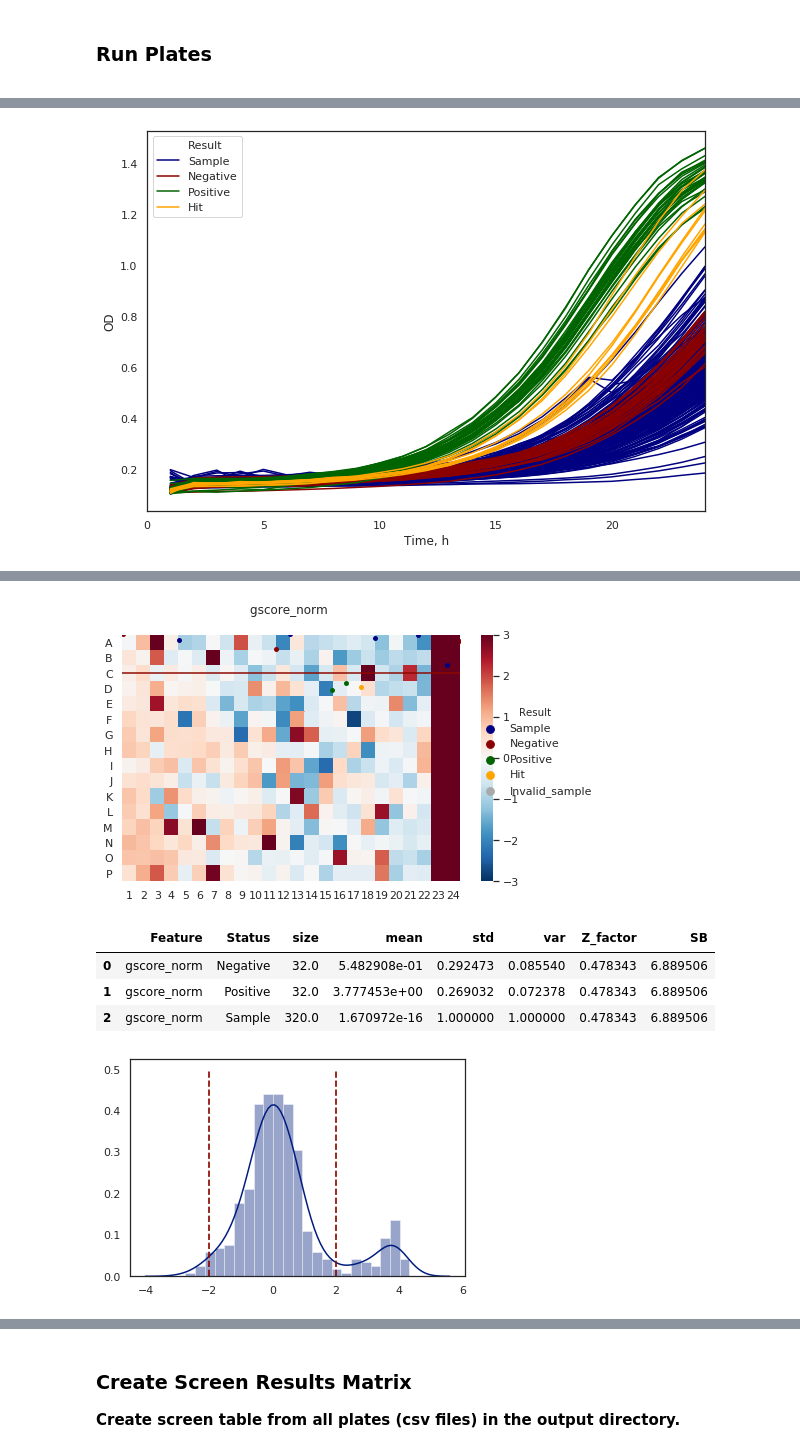
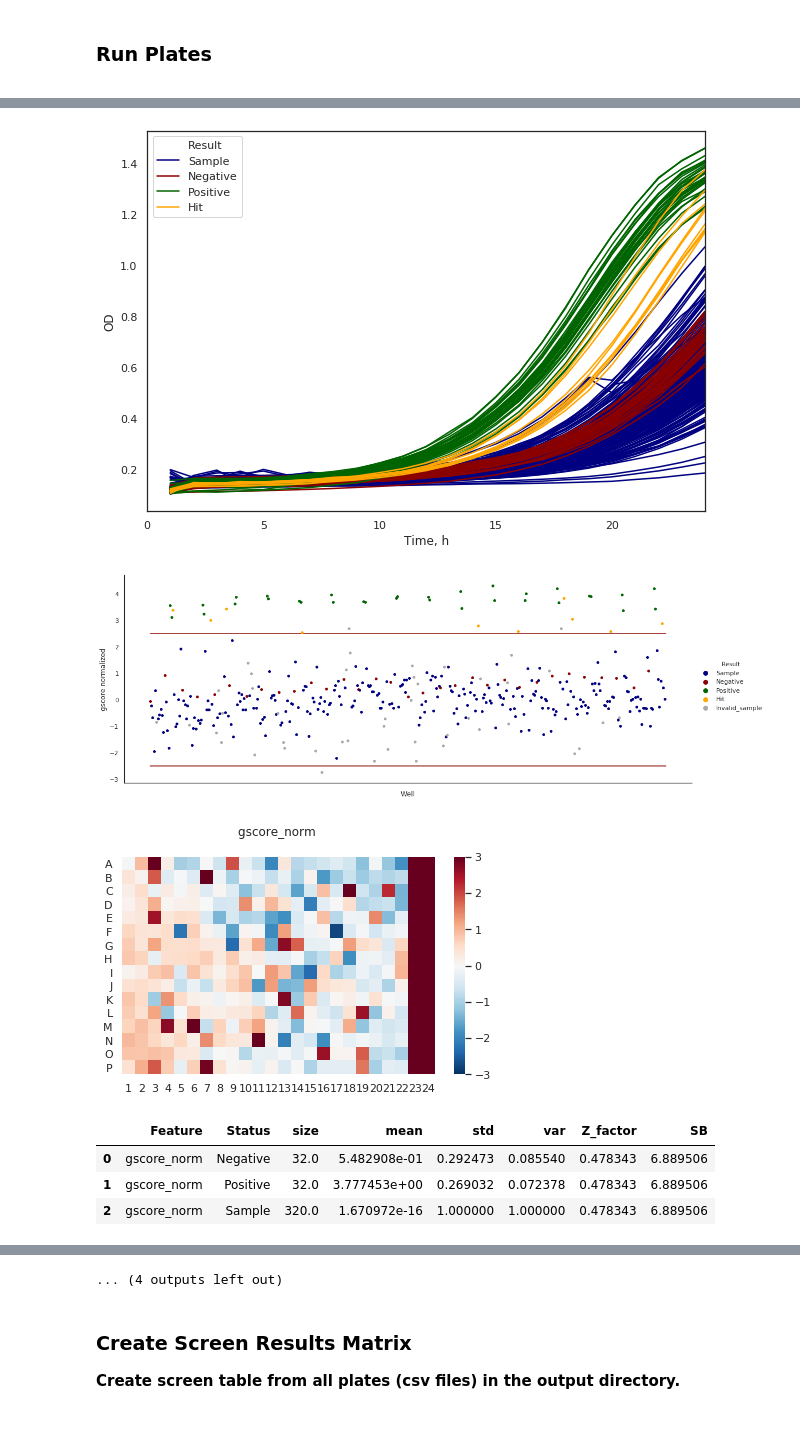
Before and after one commit to disc04/simplydrug, a Jupyter notebook: hts_notebooks/03b_yeast_growth_in_chain.ipynb, the cells around one changed output, grey strips where cells are left out. Drawn from its saved outputs; the diff is of its cells as text; code cells hidden in the pictures; blank space fills up the shorter version.

```diff
--- a/hts_notebooks/03b_yeast_growth_in_chain.ipynb
+++ b/hts_notebooks/03b_yeast_growth_in_chain.ipynb
@@ -97,14 +93,14 @@ for file in data_path:
 
     # load, add layout and filter curves
     data = pd.read_csv('hts_data//yeast_data//Readings//' + file).drop(columns = ['Plate'])
-    gs_data = calculate_growth_score(data)
-    gs_data = add_layout(df = gs_data, layout_path = layout_path,
+    gs_data = sd.calculate_growth_score(data)
+    gs_data = sd.add_layout(df = gs_data, layout_path = layout_path,
                          chem_path = chem_path, chem_plate = chem_plates[count])
-    gs_data = filter_curves(gs_data)
+    gs_data = sd.filter_curves(gs_data)
     results = gs_data.drop_duplicates(subset = ['Well'])
 
     # normalize results
-    results = normalize_z(results.copy(), 'gscore')
+    results = sd.normalize_z(results.copy(), 'gscore')
 
     # select hits
     results['Result'] = np.where((results['gscore_norm'] >= threshold) & (results['Result'] =='Sample'), 'Hit',
@@ -115,70 +111,76 @@ for file in data_path:
                                  'Status', 'Plate', 'Compound_id']],results[['Well', 'Result']], how = 'left', on = 'Well')
 
     # plots
-    plot_curve_raw(df = gs_data, x = 'Time', y = 'OD', units = 'Well', hue = 'Result', hue_order = hue_order,
+    sd.plot_curve_raw(df = gs_data, x = 'Time', y = 'OD', units = 'Well', hue = 'Result', hue_order = hue_order,
                    ylabel = 'OD', xlabel = 'Time, h', xlimit = 24,
                    palette = palette, save_as = 'all_curves.png', path = path)
 
     invalid = gs_data[gs_data['Result'] == 'Invalid_sample']
     valid = gs_data[gs_data['Result'] != 'Invalid_curve']
 
-    plot_curve_raw(df = invalid, x = 'Time', y = 'OD', units = 'Well', hue = 'Result', hue_order = ['Invalid_sample'],
+    sd.plot_curve_raw(df = invalid, x = 'Time', y = 'OD', units = 'Well', hue = 'Result', hue_order = ['Invalid_sample'],
                            ylabel = 'OD', xlabel = 'Time, h', xlimit = 24,
                    palette = palette, save_as = 'invalid_curves.png', path = path)
 
-    plot_curve_raw(df = valid, x = 'Time', y = 'OD', units = 'Well', hue = 'Result',
+    sd.plot_curve_raw(df = valid, x = 'Time', y = 'OD', units = 'Well', hue = 'Result',
                               hue_order = ['Sample', 'Negative', 'Positive', 'Hit'],
                               ylabel = 'OD', xlabel = 'Time, h',
                    xlimit = 24, palette = palette, save_as = 'valid_curves.png',  path = path)
 
-    pointplot_plate(df = results, x = 'Well', y = 'gscore_norm', hue = 'Result',hue_order = hue_order,
-                 threshold = [-3, 2.5], ylabel = 'gscore normalized',
+    sd.pointplot_plate(df = results, x = 'Well', y = 'gscore_norm', hue = 'Result',hue_order = hue_order,
+                 threshold = 2.5, ylabel = 'gscore normalized',
                    palette = palette,  save_as = 'pointplot.png',  path =  path)
 
-    hts_heatmap(df = results, layout_path =layout_path, features = ['gscore_norm'],save_as = 'heatmap.png', path = path)
+    sd.hts_heatmap(df = results, layout_path =layout_path, features = ['gscore_norm'],save_as = 'heatmap.png', path = path)
 
     #calculate statistics
-    stats = sum_statistics(df = results,  feature = 'gscore_norm')
+    stats = sd.sum_statistics(df = results,  feature = 'gscore_norm')
     if not stats.empty:
         stats.to_csv(path + '//sum_statistics.csv', index = False)
         display(stats)
 
     # histogram gscore-norm
-    histogram_feature(df = results, feature = 'gscore_norm',save_as = 'gscore_norm_histogram.png', path = path)
+    sd.histogram_feature(df = results, feature = 'gscore_norm',save_as = 'gscore_norm_histogram.png', path = path)
     results['Plate'] = names[count]
 
     #save files
     results = results[['Plate', 'Well', 'Compound_id', 'Result', 'gscore', 'gscore_norm', 'SMILES', 'Compound Name', 'SecName']]
     results.to_csv(path + '//' + names[count] + '_yeast_results.csv', index = False)
     hits = results[results['Result'] == 'Hit'].to_csv(path + '//' + names[count] + '_yeast_hits.csv', index = False)
-    report = create_presentation(path).save(path +'//' + names[count] + '_yeast_kinetics_report.pptx')
+    report = sd.create_presentation(path).save(path +'//' + names[count] + '_yeast_kinetics_report.pptx')
 
     # Clean pictures from output directory
     for f in os.listdir(path):
         if '.png' in f:
             os.remove(path +'//' + f)
     os.remove(path + '//sum_statistics.csv')
     os.remove(path + '//' + names[count] + '_yeast_hits.csv')
 
     count = count + 1
 # %% [output]
 yeast_plate1.csv
 Added  Well
 Added  Status
 Added compounds:  ex_plate1
 
 A14 -0.7773373223635003
 B14 -0.2510783428628749
 C10
 C12 -0.7693703118392058
 C14
 C15
 D10 -0.6657279697424408
 ... (34 lines left out)
 N13
 N16
 O10 -0.30153059552292616
 O21 -0.2858205189493534
 [figure]
 [figure]
 [figure]
+[figure, new version]
+[figure, new version]
+|  | Feature | Status | size | mean | std | var | Z_factor | SB |
+| 0 | gscore_norm | Negative | 32.0 | 5.482908e-01 | 0.292473 | 0.085540 | 0.478343 | 6.889506 |
+| 1 | gscore_norm | Positive | 32.0 | 3.777453e+00 | 0.269032 | 0.072378 | 0.478343 | 6.889506 |
+| 2 | gscore_norm | Sample | 320.0 | 1.670972e-16 | 1.000000 | 1.000000 | 0.478343 | 6.889506 |
@@ -187,6 +196,0 @@ bad operand type for unary -: 'list'
-[figure, old version]
-|  | Feature | Status | size | mean | std | var | Z_factor | SB |
-| 0 | gscore_norm | Negative | 32.0 | 5.482908e-01 | 0.292473 | 0.085540 | 0.478343 | 6.889506 |
-| 1 | gscore_norm | Positive | 32.0 | 3.777453e+00 | 0.269032 | 0.072378 | 0.478343 | 6.889506 |
-| 2 | gscore_norm | Sample | 320.0 | 1.670972e-16 | 1.000000 | 1.000000 | 0.478343 | 6.889506 |
-[figure, old version]
@@ -206,3 +200,4 @@ I20 -0.2049070432606364
+... (4 outputs left out)
 # %% [markdown]
 ### Create Screen Results Matrix
 <a id="results_matrix"></a>
```
Also changed, not shown: parts of 5 cells of this notebook, 35 other files.
